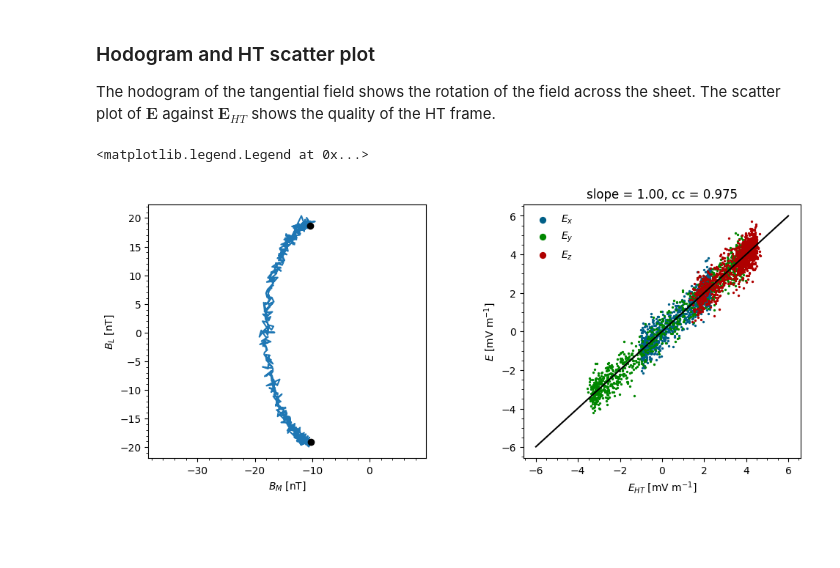
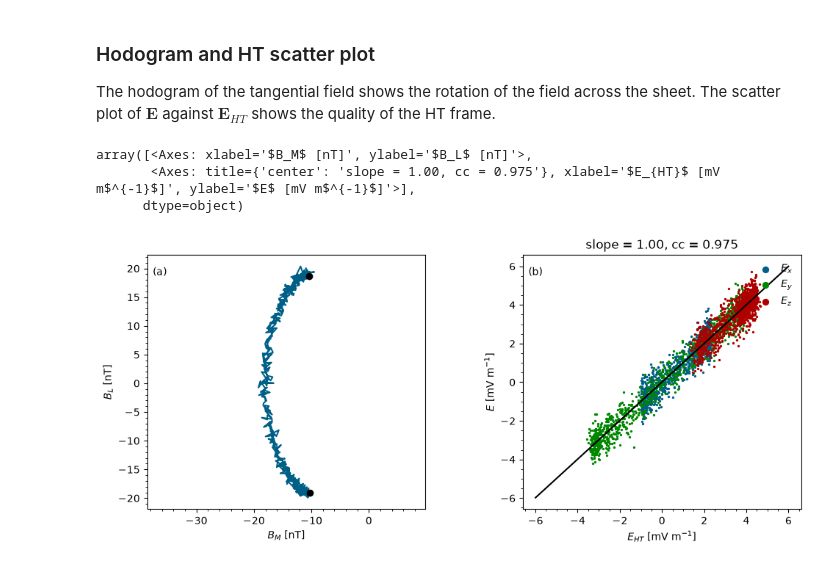
Before and after one commit to louis-richard/irfu-python, a Jupyter notebook: docs/examples/03_pyrf/example_pyrf_mva_vht.ipynb, the cells around one changed output. Cells and saved outputs as stored; diff of their text form; code cells hidden in the pictures; blank space fills up the shorter version.

```diff
--- a/docs/examples/03_pyrf/example_pyrf_mva_vht.ipynb
+++ b/docs/examples/03_pyrf/example_pyrf_mva_vht.ipynb
@@ -251,23 +258,28 @@ the quality of the HT frame.
 # %%
 f, axs = plt.subplots(1, 2, figsize=(10, 4.5))
 f.subplots_adjust(wspace=0.35, left=0.08, right=0.97, top=0.9, bottom=0.13)
 
 b_lmn_mva = pyrf.time_clip(b_lmn, tint_mva)
-axs[0].plot(b_lmn_mva[:, 1], b_lmn_mva[:, 0], color="tab:blue")
+axs[0].plot(b_lmn_mva[:, 1], b_lmn_mva[:, 0])
 axs[0].plot(b_lmn_mva[[0, -1], 1], b_lmn_mva[[0, -1], 0], "ko")
 axs[0].set_xlabel("$B_M$ [nT]")
 axs[0].set_ylabel("$B_L$ [nT]")
 axs[0].set_aspect("equal", adjustable="datalim")
 
 for i, c in enumerate(["x", "y", "z"]):
     axs[1].scatter(e_ht.data[:, i], e_ht_obs.data[:, i], s=2, label=f"$E_{c}$")
 
 e_lim = np.array([-6, 6])
 axs[1].plot(e_lim, e_lim * slope + offset, color="k")
 axs[1].set_xlabel("$E_{HT}$ [mV m$^{-1}$]")
 axs[1].set_ylabel("$E$ [mV m$^{-1}$]")
 axs[1].set_title(f"slope = {slope:.2f}, cc = {corr_coeff:.3f}")
-axs[1].legend(frameon=False, markerscale=4)
+axs[1].legend(markerscale=4)
+
+label_options = dict(bbox=dict(facecolor="white", edgecolor="none", pad=1))
+make_labels(axs, [0.02, 0.92], **label_options)
 # %% [output]
-<matplotlib.legend.Legend at 0x...>
+array([<Axes: xlabel='$B_M$ [nT]', ylabel='$B_L$ [nT]'>,
+       <Axes: title={'center': 'slope = 1.00, cc = 0.975'}, xlabel='$E_{HT}$ [mV m$^{-1}$]', ylabel='$E$ [mV m$^{-1}$]'>],
+      dtype=object)
-[figure, old version]
+[figure, new version]
```
Also changed, not shown: parts of 3 cells of this notebook.
